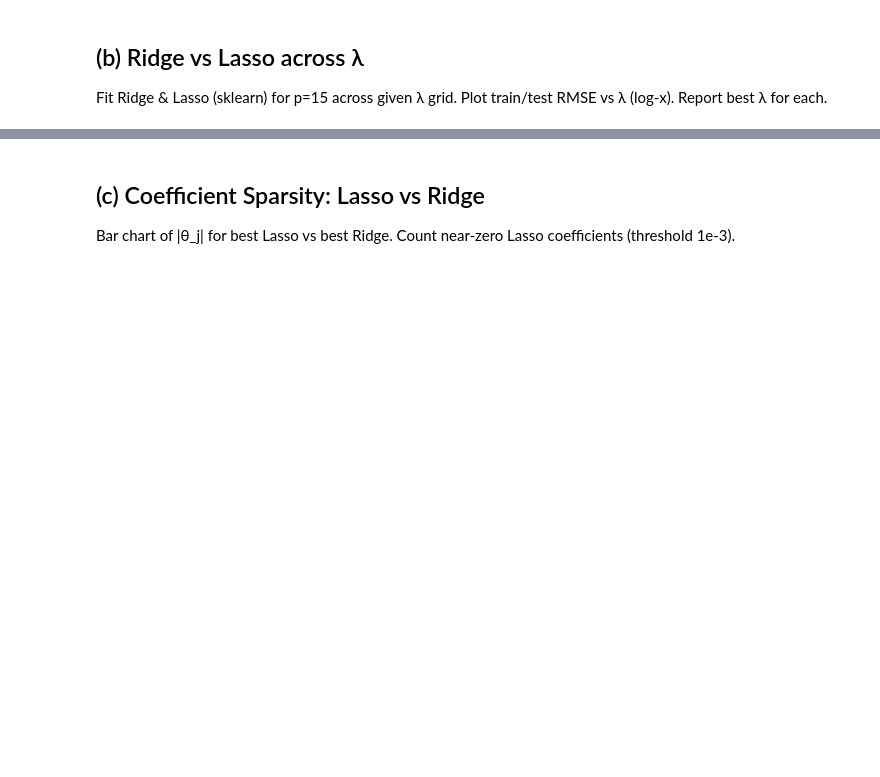
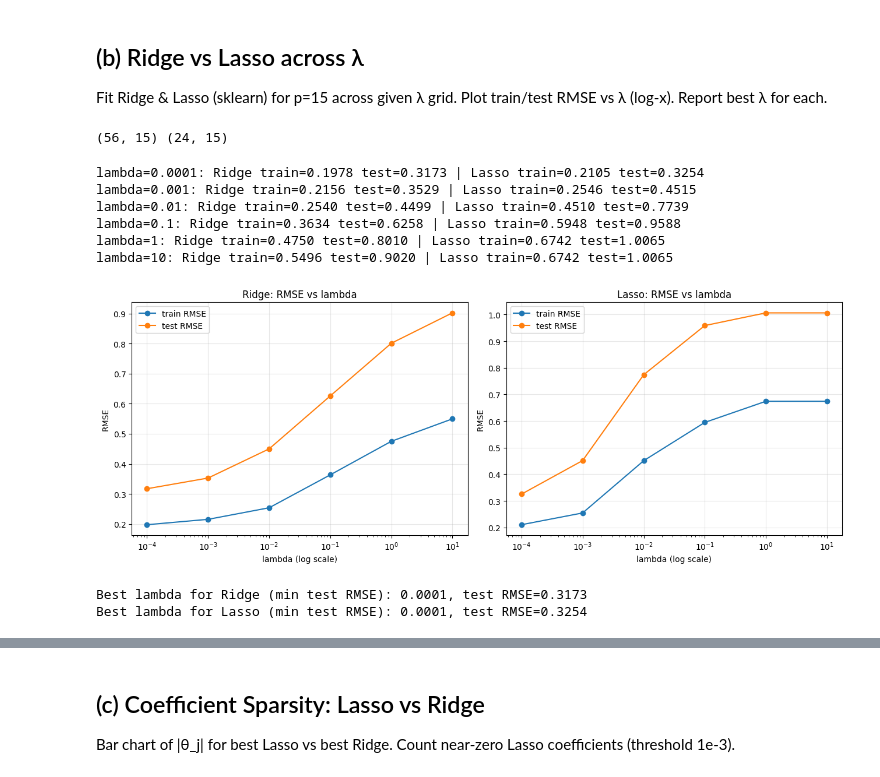
Before and after one commit to neural-rush/ML-Assignment-1, a Jupyter notebook: notebooks/partC2_polyfit_ridge_lasso_CS26S510.ipynb, the cells around one changed output, grey strips where cells are left out. Drawn from its saved outputs; the diff is of its cells as text; code cells hidden in the pictures; blank space fills up the shorter version.

```diff
--- a/notebooks/partC2_polyfit_ridge_lasso_CS26S510.ipynb
+++ b/notebooks/partC2_polyfit_ridge_lasso_CS26S510.ipynb
@@ -30,5 +91,77 @@ Build polynomial design matrix manually. Fit via normal equation. Plot fitted cu
 
 Fit Ridge & Lasso (sklearn) for p=15 across given λ grid. Plot train/test RMSE vs λ (log-x). Report best λ for each.
 # %%
-# TODO: implement this part
+def make_poly_features(x, p):
+    """Columns [x, x^2, ..., x^p] -- NO intercept column (sklearn adds its own)."""
+    n = len(x)
+    X = np.zeros((n, p))
+    for j in range(1, p + 1):
+        X[:, j - 1] = x ** j
+    return X
+
+p = 15
+X_train_poly = make_poly_features(x_train, p)
+X_test_poly = make_poly_features(x_test, p)
+print(X_train_poly.shape, X_test_poly.shape)
+# %% [output]
+(56, 15) (24, 15)
+# %%
+lambdas = [0.0001, 0.001, 0.01, 0.1, 1, 10]
+
+ridge_train_rmse, ridge_test_rmse = [], []
+lasso_train_rmse, lasso_test_rmse = [], []
+
+for lam in lambdas:
+    ridge = Ridge(alpha=lam)
+    ridge.fit(X_train_poly, y_train)
+    ridge_train_rmse.append(np.sqrt(np.mean((y_train - ridge.predict(X_train_poly))**2)))
+    ridge_test_rmse.append(np.sqrt(np.mean((y_test - ridge.predict(X_test_poly))**2)))
+
+    lasso = Lasso(alpha=lam, max_iter=100000)
+    lasso.fit(X_train_poly, y_train)
+    lasso_train_rmse.append(np.sqrt(np.mean((y_train - lasso.predict(X_train_poly))**2)))
+    lasso_test_rmse.append(np.sqrt(np.mean((y_test - lasso.predict(X_test_poly))**2)))
+
+for i, lam in enumerate(lambdas):
+    print(f"lambda={lam}: Ridge train={ridge_train_rmse[i]:.4f} test={ridge_test_rmse[i]:.4f} | "
+          f"Lasso train={lasso_train_rmse[i]:.4f} test={lasso_test_rmse[i]:.4f}")
+# %% [output]
+lambda=0.0001: Ridge train=0.1978 test=0.3173 | Lasso train=0.2105 test=0.3254
+lambda=0.001: Ridge train=0.2156 test=0.3529 | Lasso train=0.2546 test=0.4515
+lambda=0.01: Ridge train=0.2540 test=0.4499 | Lasso train=0.4510 test=0.7739
+lambda=0.1: Ridge train=0.3634 test=0.6258 | Lasso train=0.5948 test=0.9588
+lambda=1: Ridge train=0.4750 test=0.8010 | Lasso train=0.6742 test=1.0065
+lambda=10: Ridge train=0.5496 test=0.9020 | Lasso train=0.6742 test=1.0065
+# %%
+fig, axes = plt.subplots(1, 2, figsize=(13, 5))
+
+axes[0].plot(lambdas, ridge_train_rmse, 'o-', label='train RMSE')
+axes[0].plot(lambdas, ridge_test_rmse, 'o-', label='test RMSE')
+axes[0].set_xscale('log')
+axes[0].set_xlabel('lambda (log scale)')
+axes[0].set_ylabel('RMSE')
+axes[0].set_title('Ridge: RMSE vs lambda')
+axes[0].legend()
+axes[0].grid(True, alpha=0.3)
+
+axes[1].plot(lambdas, lasso_train_rmse, 'o-', label='train RMSE')
+axes[1].plot(lambdas, lasso_test_rmse, 'o-', label='test RMSE')
+axes[1].set_xscale('log')
+axes[1].set_xlabel('lambda (log scale)')
+axes[1].set_ylabel('RMSE')
+axes[1].set_title('Lasso: RMSE vs lambda')
+axes[1].legend()
+axes[1].grid(True, alpha=0.3)
+
+plt.tight_layout()
+plt.show()
+
+best_ridge_lambda = lambdas[np.argmin(ridge_test_rmse)]
+best_lasso_lambda = lambdas[np.argmin(lasso_test_rmse)]
+print(f"Best lambda for Ridge (min test RMSE): {best_ridge_lambda}, test RMSE={min(ridge_test_rmse):.4f}")
+print(f"Best lambda for Lasso (min test RMSE): {best_lasso_lambda}, test RMSE={min(lasso_test_rmse):.4f}")
+# %% [output]
+[figure, added]
+Best lambda for Ridge (min test RMSE): 0.0001, test RMSE=0.3173
+Best lambda for Lasso (min test RMSE): 0.0001, test RMSE=0.3254
 # %% [markdown]
```
Also changed, not shown: parts of 12 cells of this notebook.
